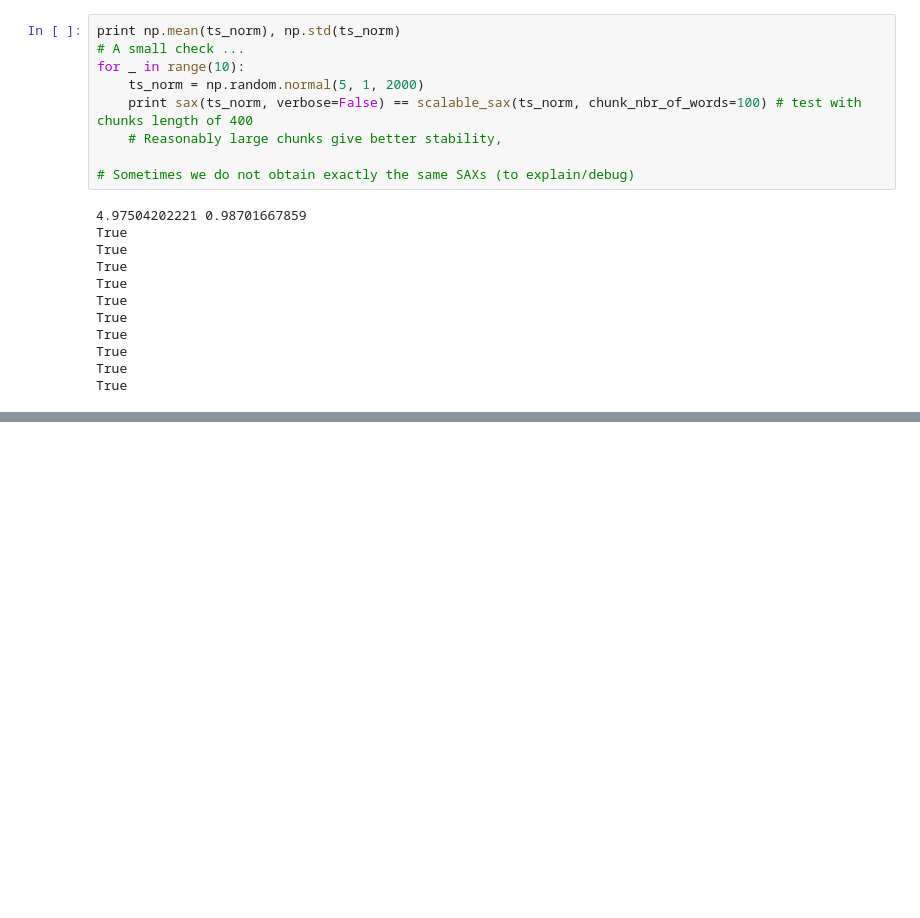
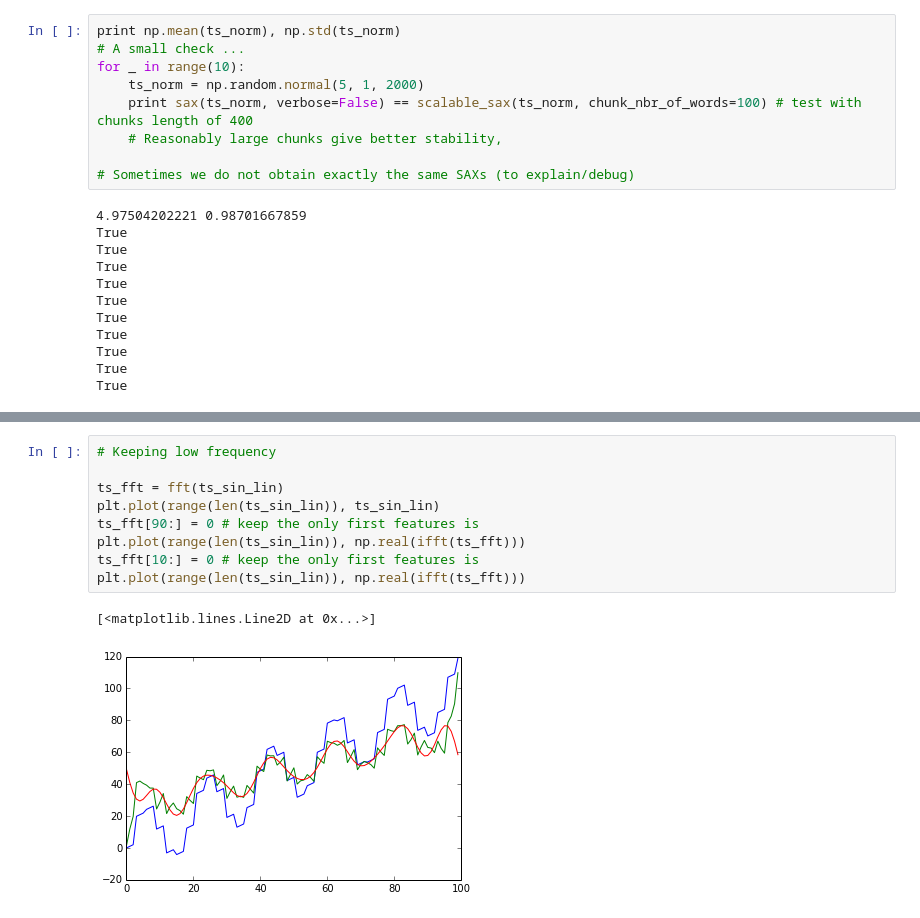
Before and after one commit to Wajih-O/ts_analysis, a Jupyter notebook: SAX_Symbolic_Aggregate_approXimation.ipynb, the cells around one changed output, grey strips where cells are left out. Saved outputs shown, nothing was run; the diff lists cells and outputs as text; blank space fills up the shorter version.

```diff
--- a/SAX_Symbolic_Aggregate_approXimation.ipynb
+++ b/SAX_Symbolic_Aggregate_approXimation.ipynb
@@ -303,0 +313,12 @@ True
+# %%
+# Keeping low frequency
+
+ts_fft = fft(ts_sin_lin)
+plt.plot(range(len(ts_sin_lin)), ts_sin_lin)
+ts_fft[90:] = 0 # keep the only first features is
+plt.plot(range(len(ts_sin_lin)), np.real(ifft(ts_fft)))
+ts_fft[10:] = 0 # keep the only first features is
+plt.plot(range(len(ts_sin_lin)), np.real(ifft(ts_fft)))
+# %% [output]
+[<matplotlib.lines.Line2D at 0x...>]
+[figure, added]
```
Also changed, not shown: parts of 4 cells of this notebook.
